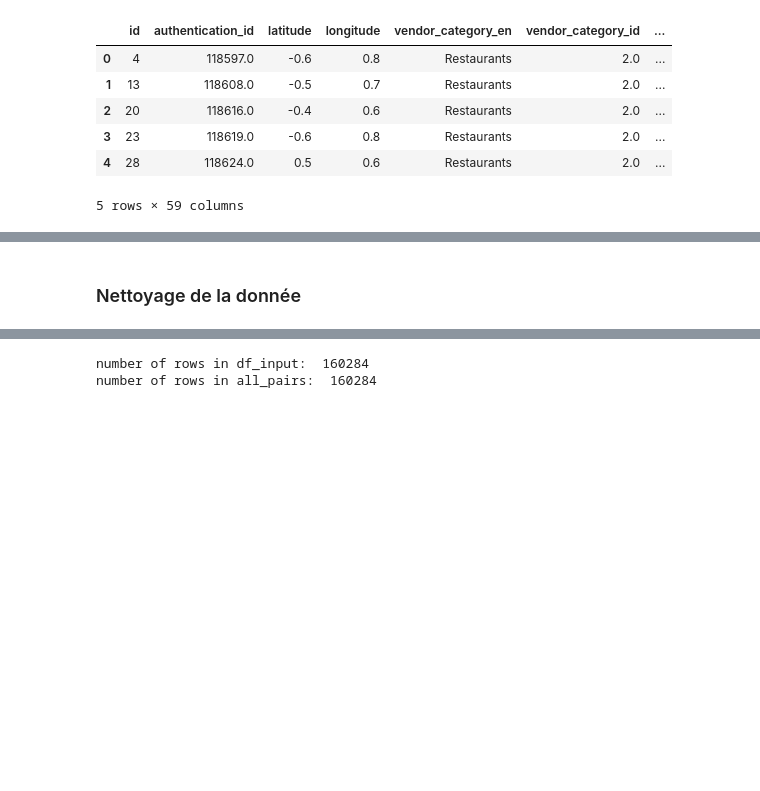
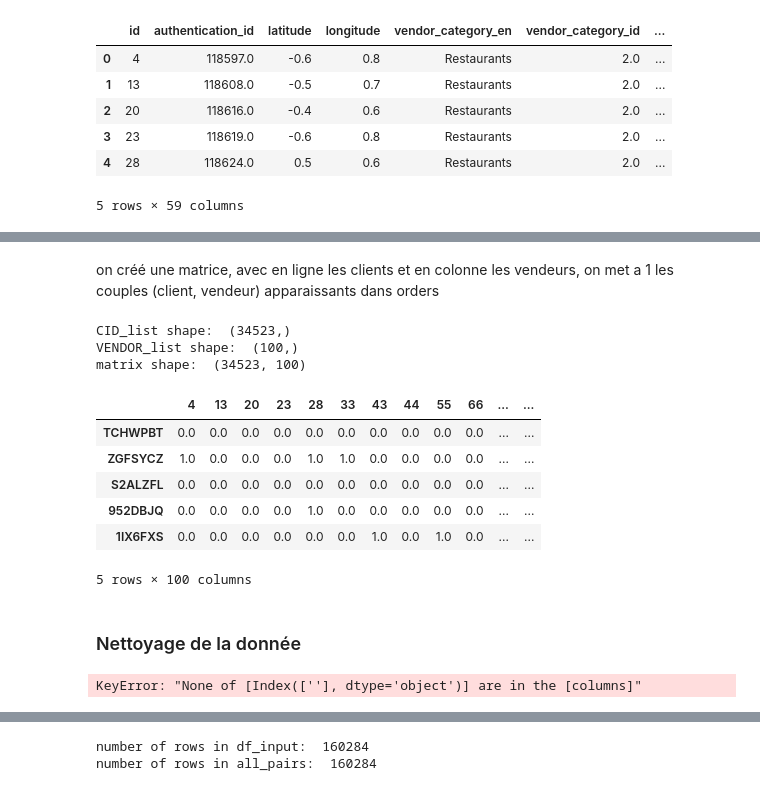
Before and after one commit to pili27/rema, a Jupyter notebook: FinalProject_Notebook.ipynb, the cells around one changed output, grey strips where cells are left out. Cells and saved outputs as stored; diff of their text form; code cells hidden in the pictures; blank space fills up the shorter version.

```diff
--- a/FinalProject_Notebook.ipynb
+++ b/FinalProject_Notebook.ipynb
@@ -281,4 +113,50 @@ Length: 70, dtype: int64
+# %% [markdown]
+on créé une matrice, avec en ligne les clients et en colonne les vendeurs, on met a 1 les couples (client, vendeur) apparaissants dans orders
+# %%
+# we create a matrix with all the possible combinations of CID as lines and VENDOR as columns
+# we fill the matrix with 0 if the combination is not in check_orders
+# we fill the matrix with 1 if the combination is in check_orders
+
+# we create a list of all the CID
+CID_list = train_customers['akeed_customer_id'].unique()
+print('CID_list shape: ', CID_list.shape)
+
+# we create a list of all the VENDOR
+VENDOR_list = vendors['id'].unique()
+print('VENDOR_list shape: ', VENDOR_list.shape)
+
+# we create a matrix with all the possible combinations of CID as lines and VENDOR as columns
+matrix = np.zeros((len(CID_list), len(VENDOR_list)))
+
+# we fill the matrix with 1 if the combination is in orders
+for i in orders.index:
+    CID = orders['customer_id'][i]
+    VENDOR = orders['vendor_id'][i]
+    if CID in CID_list and VENDOR in VENDOR_list:
+        matrix[np.where(CID_list == CID)[0][0], np.where(VENDOR_list == VENDOR)[0][0]] = 1
+
+print('matrix shape: ', matrix.shape)
+
+# we create a dataframe with the matrix
+df = pd.DataFrame(matrix, index=CID_list, columns=VENDOR_list)
+df.head()
+# %% [output]
+CID_list shape:  (34523,)
+VENDOR_list shape:  (100,)
+matrix shape:  (34523, 100)
+|  | 4 | 13 | 20 | 23 | 28 | 33 | 43 | 44 | 55 | 66 | ... | ... |
+| TCHWPBT | 0.0 | 0.0 | 0.0 | 0.0 | 0.0 | 0.0 | 0.0 | 0.0 | 0.0 | 0.0 | ... | ... |
+| ZGFSYCZ | 1.0 | 0.0 | 0.0 | 0.0 | 1.0 | 1.0 | 0.0 | 0.0 | 0.0 | 0.0 | ... | ... |
+| S2ALZFL | 0.0 | 0.0 | 0.0 | 0.0 | 0.0 | 0.0 | 0.0 | 0.0 | 0.0 | 0.0 | ... | ... |
+| 952DBJQ | 0.0 | 0.0 | 0.0 | 0.0 | 1.0 | 0.0 | 0.0 | 0.0 | 0.0 | 0.0 | ... | ... |
+| 1IX6FXS | 0.0 | 0.0 | 0.0 | 0.0 | 0.0 | 0.0 | 1.0 | 0.0 | 1.0 | 0.0 | ... | ... |
+5 rows × 100 columns
 # %% [markdown]
 ### Nettoyage de la donnée
+# %%
+# train_customers cleaning
+train_customers = train_customers[['']]
+# %% [output]
+KeyError: "None of [Index([''], dtype='object')] are in the [columns]"
 # %%
 # keep only the columns we need
```
Also changed, not shown: parts of 22 cells of this notebook.
